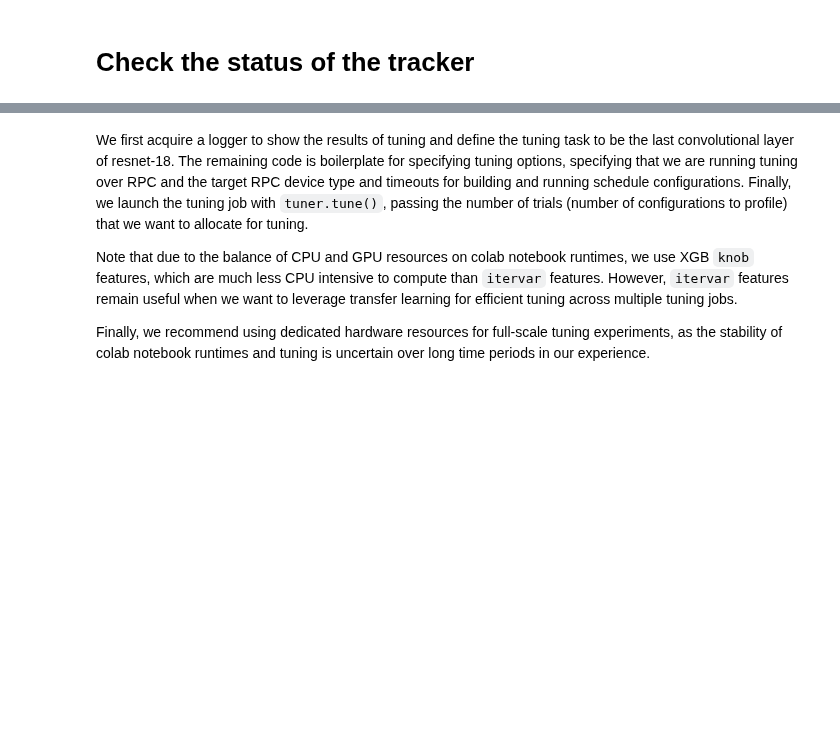
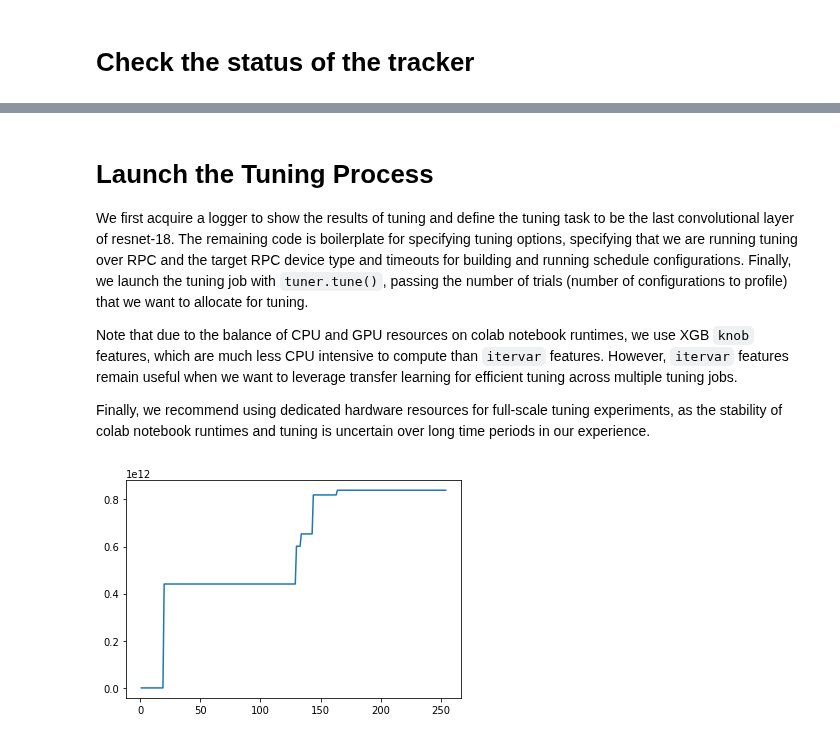
Before and after one commit to uwsampl/tutorial, a Jupyter notebook: notebook/03b_TVM_Tutorial_AutoTVMConv2DCUDA.ipynb, the cells around one changed output, grey strips where cells are left out. Saved outputs shown, nothing was run; the diff lists cells and outputs as text; code cells hidden in the pictures; blank space fills up the shorter version.

```diff
--- a/notebook/03b_TVM_Tutorial_AutoTVMConv2DCUDA.ipynb
+++ b/notebook/03b_TVM_Tutorial_AutoTVMConv2DCUDA.ipynb
@@ -313,4 +465,39 @@ Check the status of the tracker
+# %%
+peak = 0.0
+count = 0
+from matplotlib import pyplot as plt
+from IPython.display import clear_output
+
+def plot_callback():
+  y = list()
+  x = list()
+  fig,ax = plt.subplots(1,1)
+  def _callback(_, inputs, results):
+    global peak
+    global count
+    for inp, res in zip(inputs, results):
+      count += 1
+      if res.error_no == 0:
+        cost = np.mean(res.costs)
+        perf = inp.task.flop/cost
+        if perf > peak:
+          print("reached new peak: {:.2f} GFLOPS".format(perf/1e9))
+          peak = perf
+      x.append(count)
+      y.append(peak)
+      plt.plot(x, y)
+      plt.ylabel('performance (FLOP/S)')
+      plt.xlabel('trials run')
+      clear_output()
+      plt.show()
+    #fig.savefig('curve.png')
+    #plt.close()
+    #print("?????")
+    #Image('curve.png')
+  return _callback
 # %% [markdown]
+Launch the Tuning Process
+========================
 We first acquire a logger to show the results of tuning and define the tuning task to be the last convolutional layer of resnet-18.
 The remaining code is boilerplate for specifying tuning options, specifying that we are running tuning over RPC and the target RPC device type and timeouts for building and running schedule configurations. Finally, we launch the tuning job with `tuner.tune()`, passing the number of trials (number of configurations to profile) that we want to allocate for tuning.
 
@@ -320,31 +507,32 @@ Note that due to the balance of CPU and GPU resources on colab notebook runtimes
 Finally, we recommend using dedicated hardware resources for full-scale tuning experiments, as the stability of colab notebook runtimes and tuning is uncertain over long time periods in our experience.
 # %%
 # logging config (for printing tuning log to screen)
-logging.getLogger('autotvm').setLevel(logging.DEBUG)
-logging.getLogger('autotvm').addHandler(logging.StreamHandler(sys.stdout))
+#logging.getLogger('autotvm').setLevel(logging.DEBUG)
+#logging.getLogger('autotvm').addHandler(logging.StreamHandler(sys.stdout))
 
 # the last layer in resnet
 N, H, W, CO, CI, KH, KW, strides, padding = 1, 7, 7, 512, 512, 3, 3, (1, 1), (1, 1)
 task = autotvm.task.create(conv2d_no_batching,
                            args=(N, H, W, CO, CI, KH, KW, strides, padding),
                            target='cuda')
-print(task.config_space)
-print(task.flop)
 
 # Use local gpu, measure 10 times for every config to reduce variance
 # The timeout of compiling a program is 10 seconds, the timeout for running is 4 seconds
 measure_option = autotvm.measure_option(
     builder=autotvm.LocalBuilder(),
             runner=autotvm.RPCRunner(
             '1080ti',  # change the device key to your key
             '0.0.0.0', 9190,
             number=256, repeat=3, timeout=1, min_repeat_ms=50)
 )
 
 # Begin tuning, log records to file `conv2d.log`
 # During tuning we will also try many invalid configs, so you are expected to
 # see many error reports. As long as you can see non-zero GFLOPS, it is okay.
 tuner = autotvm.tuner.XGBTuner(task, feature_type='knob')
 tuner.tune(n_trial=512,
            measure_option=measure_option,
-           callbacks=[autotvm.callback.log_to_file('conv2d.log')])
+           callbacks=[plot_callback()])
+           #callbacks=[autotvm.callback.log_to_file('conv2d.log'), plot_callback()])
+# %% [output]
+[figure, added]
```
Also changed, not shown: parts of 11 cells of this notebook.
